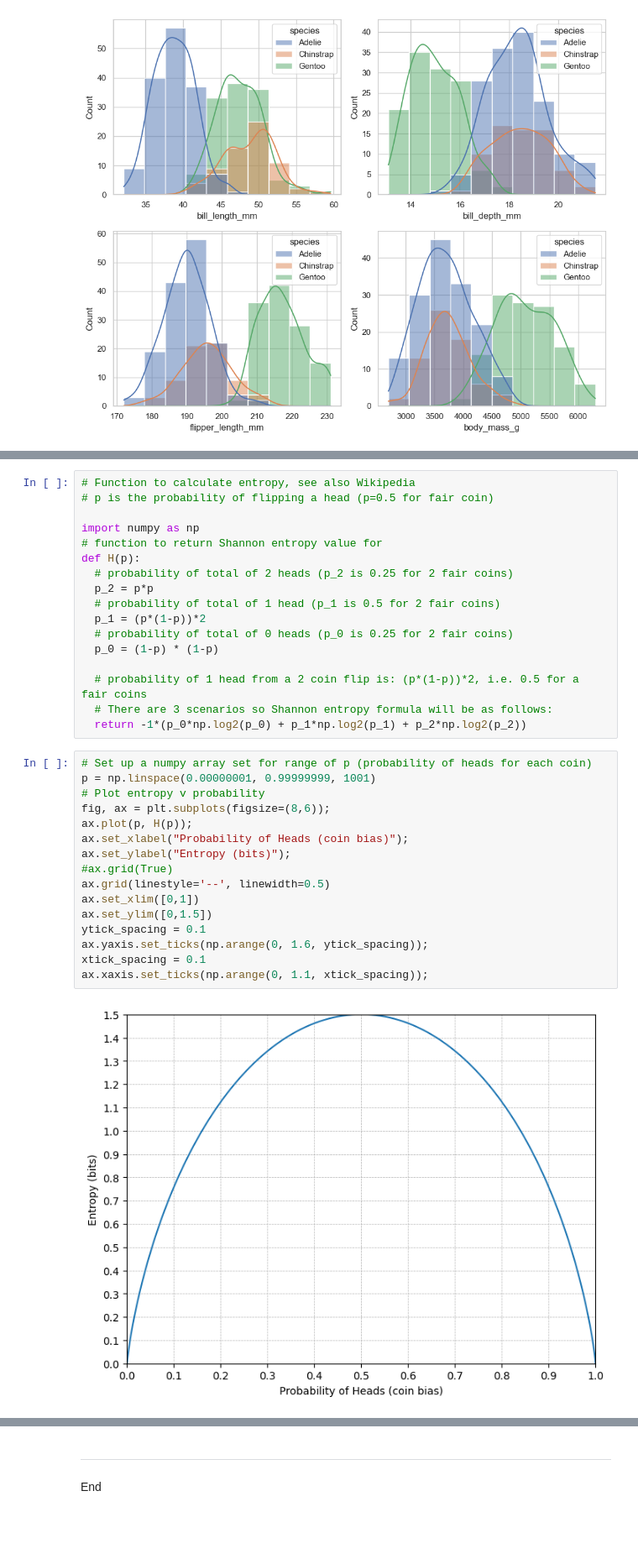
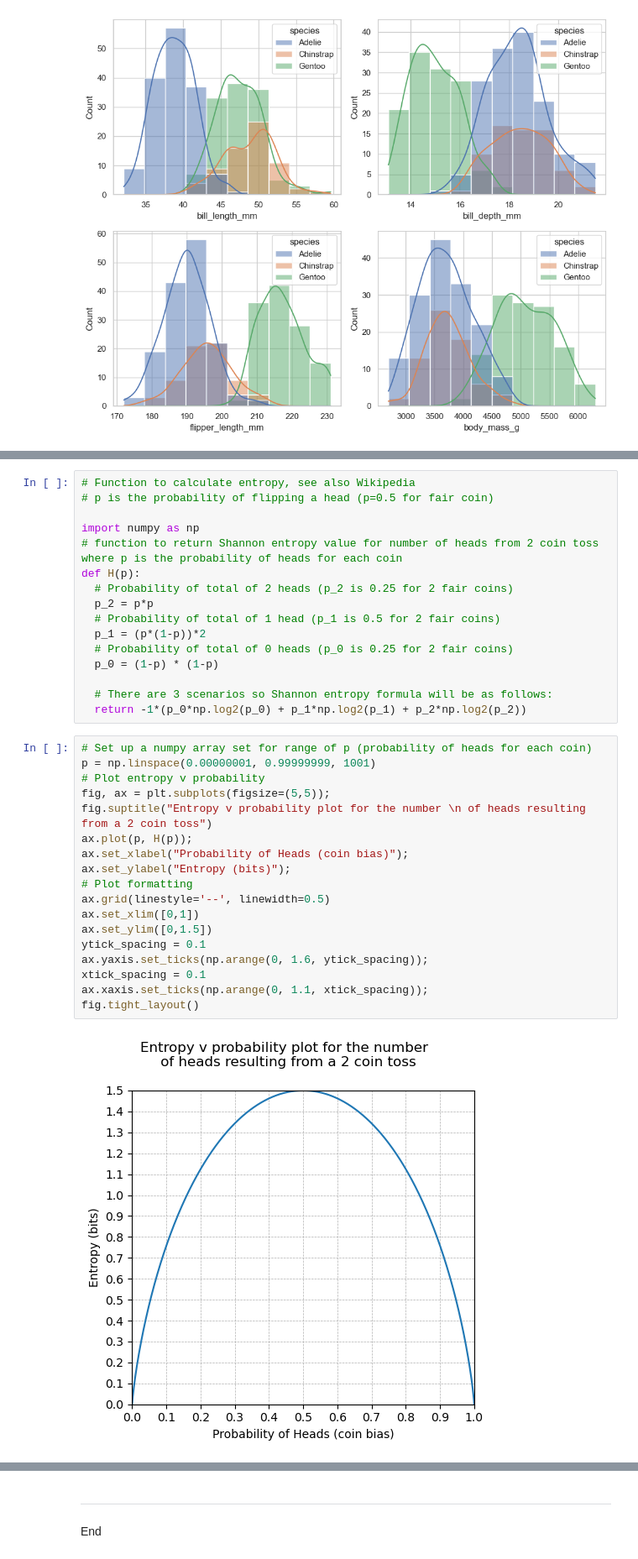
Before and after one commit to Eilis9/Fund_DA, a Jupyter notebook: tasks.ipynb, the cells around one changed output, grey strips where cells are left out. Shown at 84% size. Cells and saved outputs as stored; diff of their text form; blank space fills up the shorter version.

```diff
--- a/tasks.ipynb
+++ b/tasks.ipynb
@@ -290,33 +292,34 @@ $ H(X) := - \sum_{x \in X} p(x) \log p(x) $
 # p is the probability of flipping a head (p=0.5 for fair coin)
 
 import numpy as np
-# function to return Shannon entropy value for
+# function to return Shannon entropy value for number of heads from 2 coin toss where p is the probability of heads for each coin
 def H(p):
-  # probability of total of 2 heads (p_2 is 0.25 for 2 fair coins)
+  # Probability of total of 2 heads (p_2 is 0.25 for 2 fair coins)
   p_2 = p*p
-  # probability of total of 1 head (p_1 is 0.5 for 2 fair coins)
+  # Probability of total of 1 head (p_1 is 0.5 for 2 fair coins)
   p_1 = (p*(1-p))*2
-  # probability of total of 0 heads (p_0 is 0.25 for 2 fair coins)
+  # Probability of total of 0 heads (p_0 is 0.25 for 2 fair coins)
   p_0 = (1-p) * (1-p)
 
-  # probability of 1 head from a 2 coin flip is: (p*(1-p))*2, i.e. 0.5 for a fair coins
   # There are 3 scenarios so Shannon entropy formula will be as follows:
   return -1*(p_0*np.log2(p_0) + p_1*np.log2(p_1) + p_2*np.log2(p_2))
 # %%
 # Set up a numpy array set for range of p (probability of heads for each coin)
 p = np.linspace(0.00000001, 0.99999999, 1001)
 # Plot entropy v probability
-fig, ax = plt.subplots(figsize=(8,6));
+fig, ax = plt.subplots(figsize=(5,5));
+fig.suptitle("Entropy v probability plot for the number \n of heads resulting from a 2 coin toss")
 ax.plot(p, H(p));
 ax.set_xlabel("Probability of Heads (coin bias)");
 ax.set_ylabel("Entropy (bits)");
-#ax.grid(True)
+# Plot formatting
 ax.grid(linestyle='--', linewidth=0.5)
 ax.set_xlim([0,1])
 ax.set_ylim([0,1.5])
 ytick_spacing = 0.1
 ax.yaxis.set_ticks(np.arange(0, 1.6, ytick_spacing));
 xtick_spacing = 0.1
 ax.xaxis.set_ticks(np.arange(0, 1.1, xtick_spacing));
+fig.tight_layout()
 # %% [output]
-[figure, old version]
+[figure, new version]
```
Also changed, not shown: parts of 5 cells of this notebook, 5 other files.
